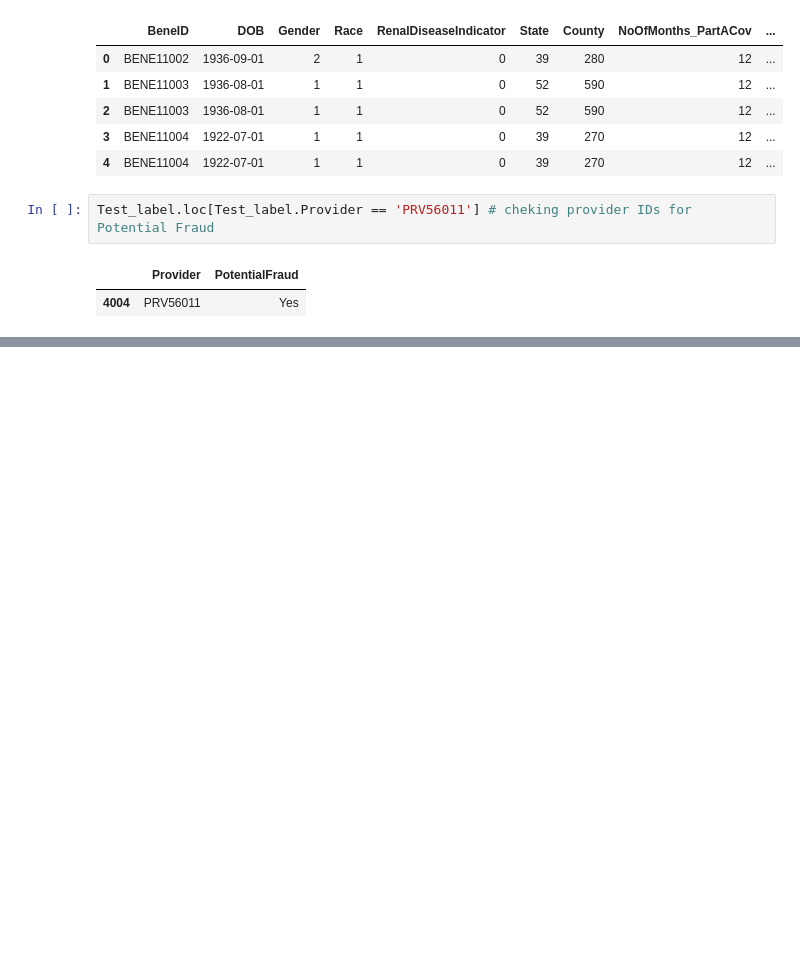
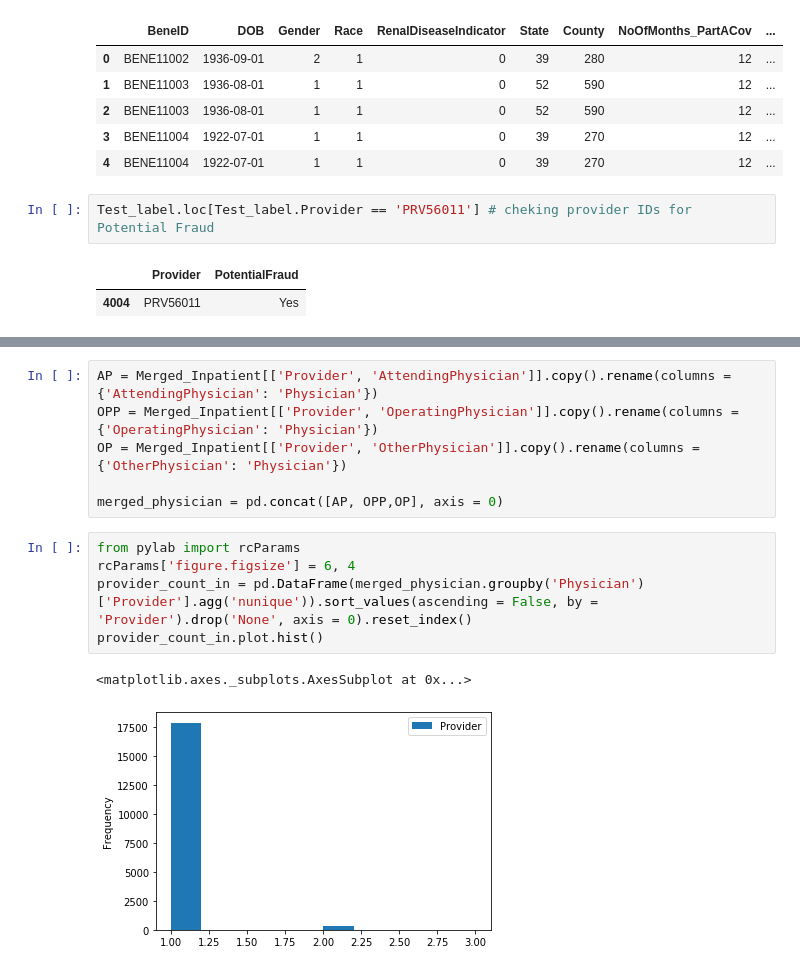
Before and after one commit to SubornaN/Health_Care_Fraud_Detection, a Jupyter notebook: Fraud_Detection_EDA.ipynb, the cells around one changed output, grey strips where cells are left out. Cells and saved outputs as stored; diff of their text form; blank space fills up the shorter version.

```diff
--- a/Fraud_Detection_EDA.ipynb
+++ b/Fraud_Detection_EDA.ipynb
@@ -211,0 +331,14 @@ Test_label.loc[Test_label.Provider == 'PRV56011'] # cheking provider IDs for Pot
+# %%
+AP = Merged_Inpatient[['Provider', 'AttendingPhysician']].copy().rename(columns = {'AttendingPhysician': 'Physician'})
+OPP = Merged_Inpatient[['Provider', 'OperatingPhysician']].copy().rename(columns = {'OperatingPhysician': 'Physician'})
+OP = Merged_Inpatient[['Provider', 'OtherPhysician']].copy().rename(columns = {'OtherPhysician': 'Physician'})
+
+merged_physician = pd.concat([AP, OPP,OP], axis = 0)
+# %%
+from pylab import rcParams
+rcParams['figure.figsize'] = 6, 4
+provider_count_in = pd.DataFrame(merged_physician.groupby('Physician')['Provider'].agg('nunique')).sort_values(ascending = False, by = 'Provider').drop('None', axis = 0).reset_index()
+provider_count_in.plot.hist()
+# %% [output]
+<matplotlib.axes._subplots.AxesSubplot at 0x...>
+[figure, added]
```
Also changed, not shown: parts of 39 cells of this notebook.
